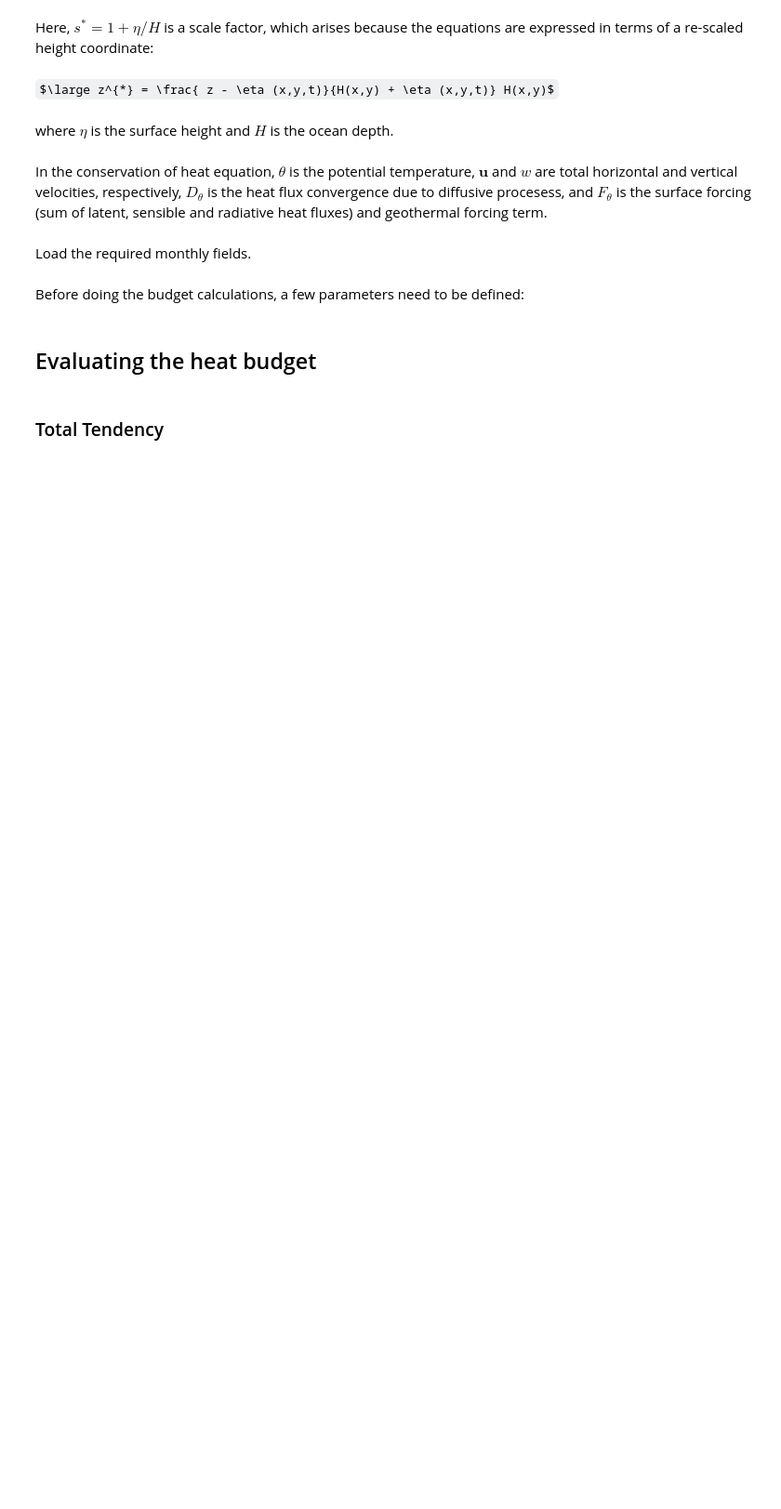
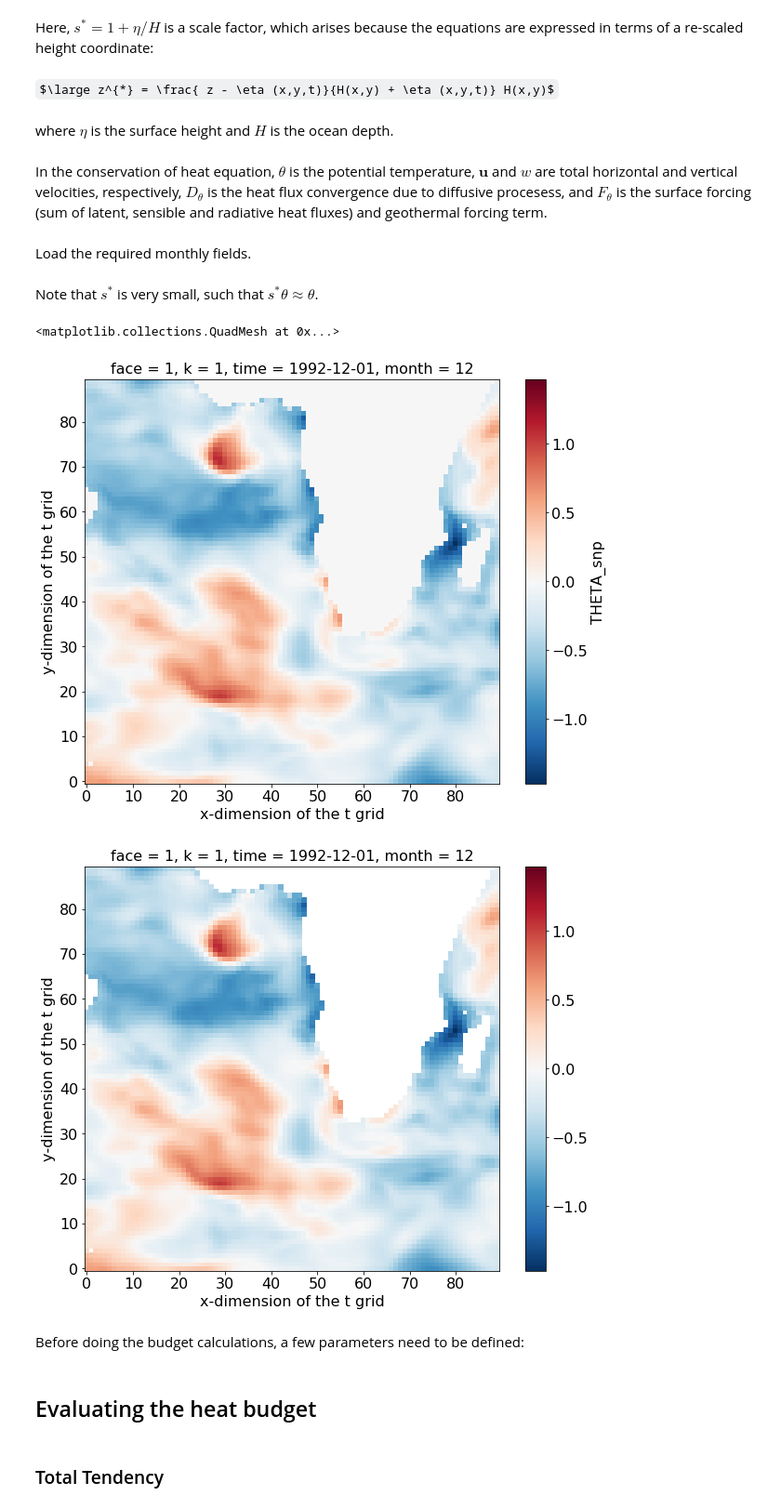
Before and after one commit to cpatrizio88/pangeo_ECCO, a Jupyter notebook: test_ecco_heatbudget.ipynb, the cells around one changed output. Shown at 93% size. Drawn from its saved outputs; the diff is of its cells as text; code cells hidden in the pictures; some formulas as TeX source; blank space fills up the shorter version.

```diff
--- a/test_ecco_heatbudget.ipynb
+++ b/test_ecco_heatbudget.ipynb
@@ -227,3 +277,14 @@ DFrI_TH_anom = ds.DFrI_TH.isel(face=1)
+# %% [markdown]
+Note that $s^{*}$ is very small, such that $s^{*}\theta \approx \theta$.
+# %%
+plt.figure()
+THETAsnp_anom[10,1,:].plot.pcolormesh(cmap='RdBu_r')
+plt.figure()
+HCsnp_anom[10,1,:].plot.pcolormesh(cmap='RdBu_r')
+# %% [output]
+<matplotlib.collections.QuadMesh at 0x...>
+[figure, added]
+[figure, added]
 # %% [markdown]
 Before doing the budget calculations, a few parameters need to be defined:
 # %%
```
Also changed, not shown: parts of 35 cells of this notebook.
